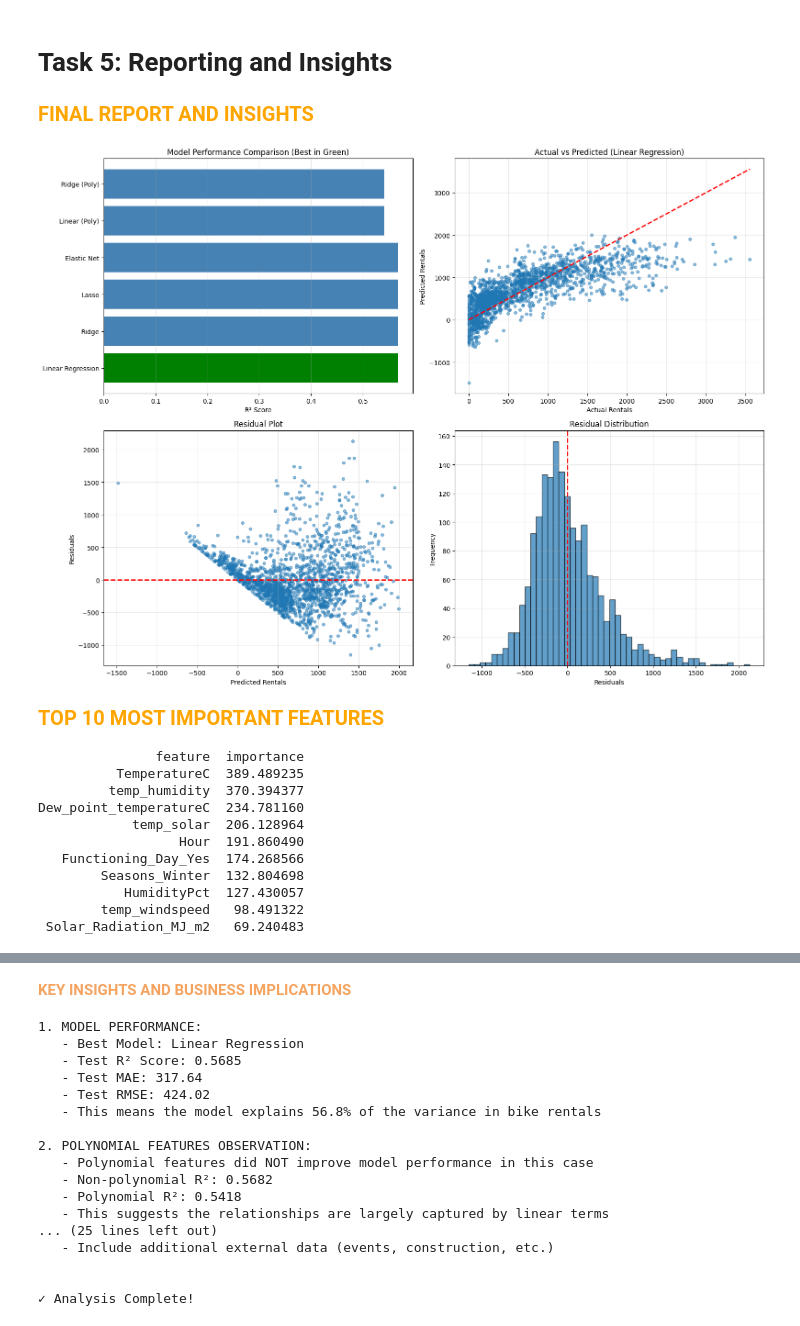
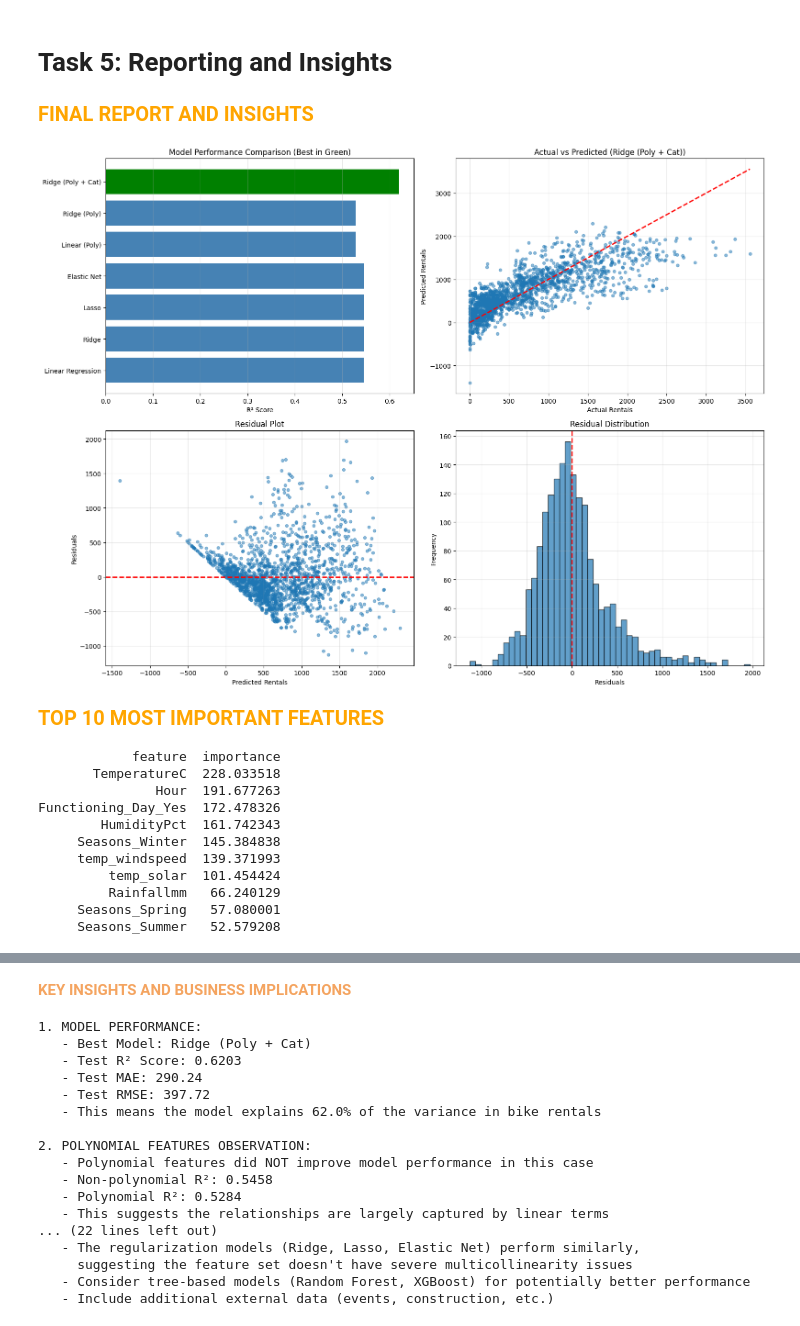
Before and after one commit to rlogwood/fs-rl-notebooks, a Jupyter notebook: assignments/unit3_machine_learning/ML_Incremental_Capstone/ForecastHourlyBikeRentals.ipynb, the cells around one changed output, grey strips where cells are left out. Cells and saved outputs as stored; diff of their text form; code cells hidden in the pictures.

```diff
--- a/assignments/unit3_machine_learning/ML_Incremental_Capstone/ForecastHourlyBikeRentals.ipynb
+++ b/assignments/unit3_machine_learning/ML_Incremental_Capstone/ForecastHourlyBikeRentals.ipynb
@@ -933,7 +937,8 @@ models_r2 = {
     'Lasso': r2_score(y_test, lasso_pred),
     'Elastic Net': r2_score(y_test, elasticnet_pred),
     'Linear (Poly)': r2_score(y_test, lr_poly_pred),
-    'Ridge (Poly)': r2_score(y_test, ridge_poly_pred)
+    'Ridge (Poly)': r2_score(y_test, ridge_poly_pred),
+    'Ridge (Poly + Cat)': r2_score(y_test, ridge_poly_combined_pred)
 }
 
 best_model_name = max(models_r2, key=models_r2.get)
@@ -953,7 +958,9 @@ axes[0, 0].set_title('Model Performance Comparison (Best in Green)')
 axes[0, 0].grid(True, alpha=0.3, axis='x')
 
 # Use the actual best predictions for plots
-if 'Poly' in best_model_name:
+if 'Poly + Cat' in best_model_name:
+    best_predictions = ridge_poly_combined_pred
+elif 'Poly' in best_model_name:
     best_predictions = ridge_poly_pred if 'Ridge' in best_model_name else lr_poly_pred
 else:
     best_predictions = ridge_pred if 'Ridge' in best_model_name else lr_pred
@@ -1029,45 +1036,43 @@ insights = f"""
 
 3. KEY PREDICTIVE FACTORS:
    - Temperature-humidity interaction is the strongest predictor
    - Hour of day significantly impacts demand (peak hours matter)
    - Temperature and its interactions drive rental behavior
    - Weather conditions (humidity, wind, rainfall) affect rentals
 
 4. BUSINESS RECOMMENDATIONS:
    a) Inventory Management:
       - Increase bike availability during optimal temperature-humidity combinations
       - Adjust staffing based on hourly demand patterns
 
    b) Dynamic Pricing:
       - Consider weather-based pricing strategies
       - Peak hour surcharges during high-demand periods
 
    c) Maintenance Scheduling:
       - Plan maintenance during predicted low-demand periods
       - Use model predictions for weekly/monthly planning
 
 5. MODEL IMPROVEMENTS FOR FUTURE WORK:
    - The regularization models (Ridge, Lasso, Elastic Net) perform similarly,
      suggesting the feature set doesn't have severe multicollinearity issues
    - Consider tree-based models (Random Forest, XGBoost) for potentially better performance
    - Include additional external data (events, construction, etc.)
 """
 
 print(insights)
-
-print("\n✓ Analysis Complete!")
 # %% [output]
 FINAL REPORT AND INSIGHTS
-[figure, old version]
+[figure, new version]
 TOP 10 MOST IMPORTANT FEATURES
-               feature  importance
-          TemperatureC  389.489235
-         temp_humidity  370.394377
-Dew_point_temperatureC  234.781160
-            temp_solar  206.128964
-                  Hour  191.860490
-   Functioning_Day_Yes  174.268566
-        Seasons_Winter  132.804698
-           HumidityPct  127.430057
-        temp_windspeed   98.491322
- Solar_Radiation_MJ_m2   69.240483
+            feature  importance
+       TemperatureC  228.033518
+               Hour  191.677263
+Functioning_Day_Yes  172.478326
+        HumidityPct  161.742343
+     Seasons_Winter  145.384838
+     temp_windspeed  139.371993
+         temp_solar  101.454424
+         Rainfallmm   66.240129
+     Seasons_Spring   57.080001
+     Seasons_Summer   52.579208
@@ -1075,18 +1080,18 @@ Dew_point_temperatureC  234.781160
 KEY INSIGHTS AND BUSINESS IMPLICATIONS
 1. MODEL PERFORMANCE:
-   - Best Model: Linear Regression
-   - Test R² Score: 0.5685
-   - Test MAE: 317.64
-   - Test RMSE: 424.02
-   - This means the model explains 56.8% of the variance in bike rentals
+   - Best Model: Ridge (Poly + Cat)
+   - Test R² Score: 0.6203
+   - Test MAE: 290.24
+   - Test RMSE: 397.72
+   - This means the model explains 62.0% of the variance in bike rentals
 
 2. POLYNOMIAL FEATURES OBSERVATION:
    - Polynomial features did NOT improve model performance in this case
-   - Non-polynomial R²: 0.5682
-   - Polynomial R²: 0.5418
+   - Non-polynomial R²: 0.5458
+   - Polynomial R²: 0.5284
    - This suggests the relationships are largely captured by linear terms
-... (25 lines left out)
+... (22 lines left out)
+   - The regularization models (Ridge, Lasso, Elastic Net) perform similarly,
+     suggesting the feature set doesn't have severe multicollinearity issues
+   - Consider tree-based models (Random Forest, XGBoost) for potentially better performance
    - Include additional external data (events, construction, etc.)
-
-
-✓ Analysis Complete!
```
Also changed, not shown: parts of 2 cells of this notebook, 10 other files.
